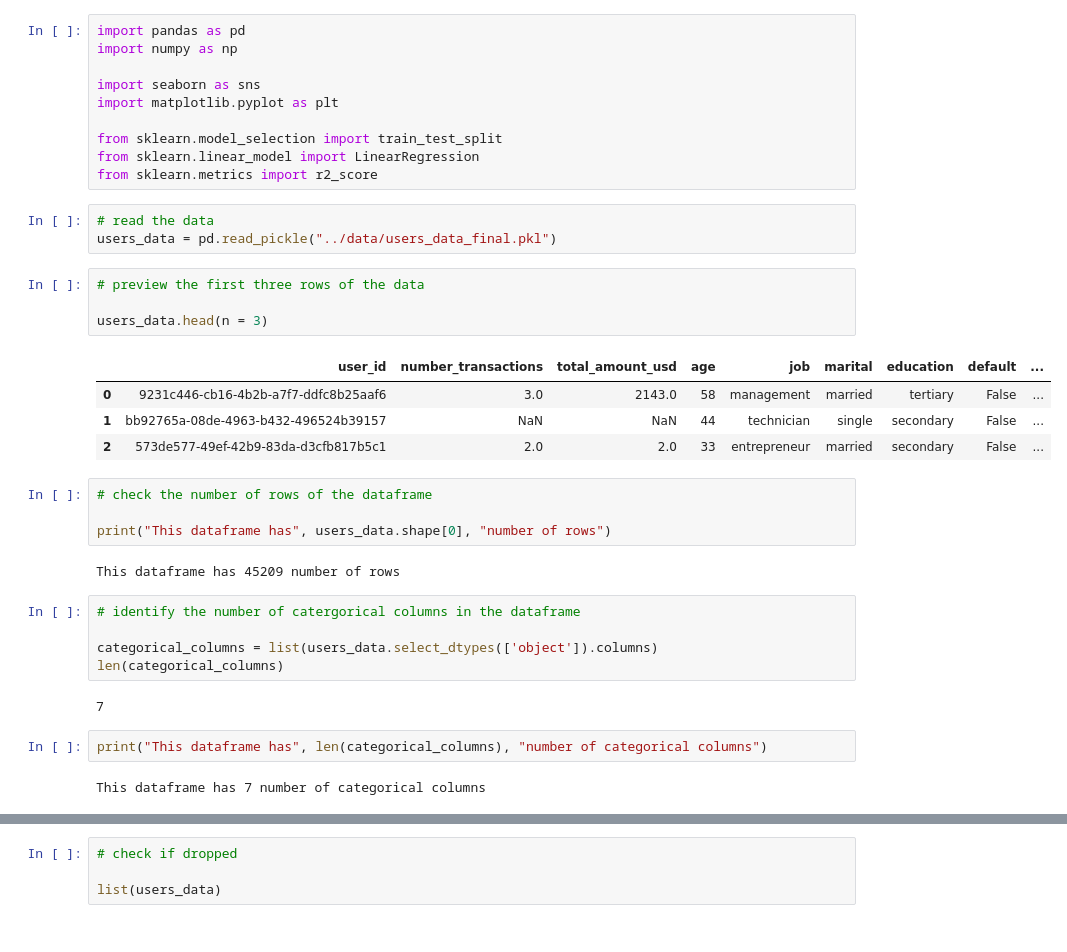
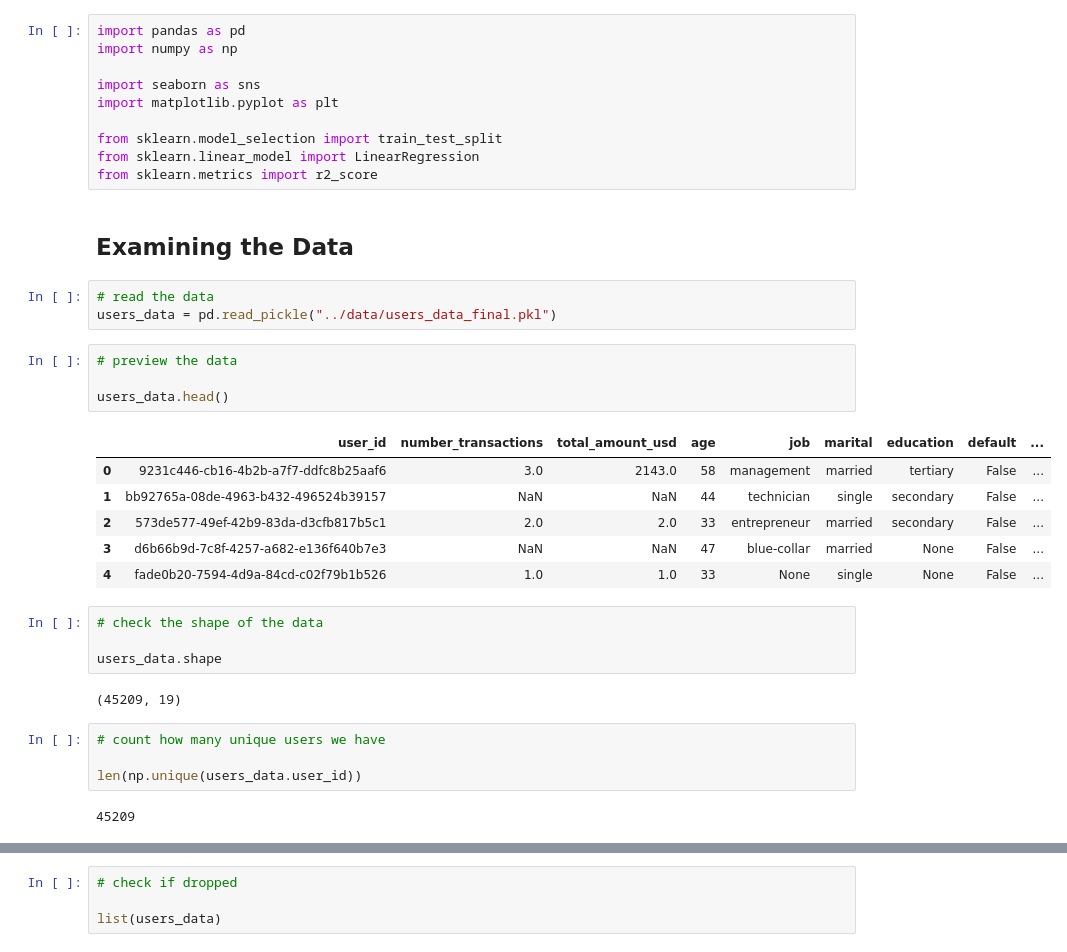
Before and after one commit to shaq31415926/ip302, a Jupyter notebook: notebooks/03-sh-ip302-lecture.ipynb, the cells around one changed output, grey strips where cells are left out. Saved outputs shown, nothing was run; the diff lists cells and outputs as text.

Commit message:
code and data for week 5 lecture

```diff
--- a/notebooks/03-sh-ip302-lecture.ipynb
+++ b/notebooks/03-sh-ip302-lecture.ipynb
@@ -8,32 +8,31 @@ import matplotlib.pyplot as plt
 from sklearn.model_selection import train_test_split
 from sklearn.linear_model import LinearRegression
 from sklearn.metrics import r2_score
+# %% [markdown]
+## Examining the Data
 # %%
 # read the data
 users_data = pd.read_pickle("../data/users_data_final.pkl")
 # %%
-# preview the first three rows of the data
+# preview the data
 
-users_data.head(n = 3)
+users_data.head()
 # %% [output]
 |  | user_id | number_transactions | total_amount_usd | age | job | marital | education | default | ... |
 | 0 | 9231c446-cb16-4b2b-a7f7-ddfc8b25aaf6 | 3.0 | 2143.0 | 58 | management | married | tertiary | False | ... |
 | 1 | bb92765a-08de-4963-b432-496524b39157 | NaN | NaN | 44 | technician | single | secondary | False | ... |
 | 2 | 573de577-49ef-42b9-83da-d3cfb817b5c1 | 2.0 | 2.0 | 33 | entrepreneur | married | secondary | False | ... |
+| 3 | d6b66b9d-7c8f-4257-a682-e136f640b7e3 | NaN | NaN | 47 | blue-collar | married | None | False | ... |
+| 4 | fade0b20-7594-4d9a-84cd-c02f79b1b526 | 1.0 | 1.0 | 33 | None | single | None | False | ... |
 # %%
-# check the number of rows of the dataframe
+# check the shape of the data
 
-print("This dataframe has", users_data.shape[0], "number of rows")
+users_data.shape
 # %% [output]
-This dataframe has 45209 number of rows
+(45209, 19)
-# %%
-# identify the number of catergorical columns in the dataframe
-
-categorical_columns = list(users_data.select_dtypes(['object']).columns)
-len(categorical_columns)
-# %% [output]
-7
-# %%
-print("This dataframe has", len(categorical_columns), "number of categorical columns")
-# %% [output]
-This dataframe has 7 number of categorical columns
+# %%
+# count how many unique users we have
+
+len(np.unique(users_data.user_id))
+# %% [output]
+45209
```
Also changed, not shown: parts of 29 cells of this notebook, 4 other files.
